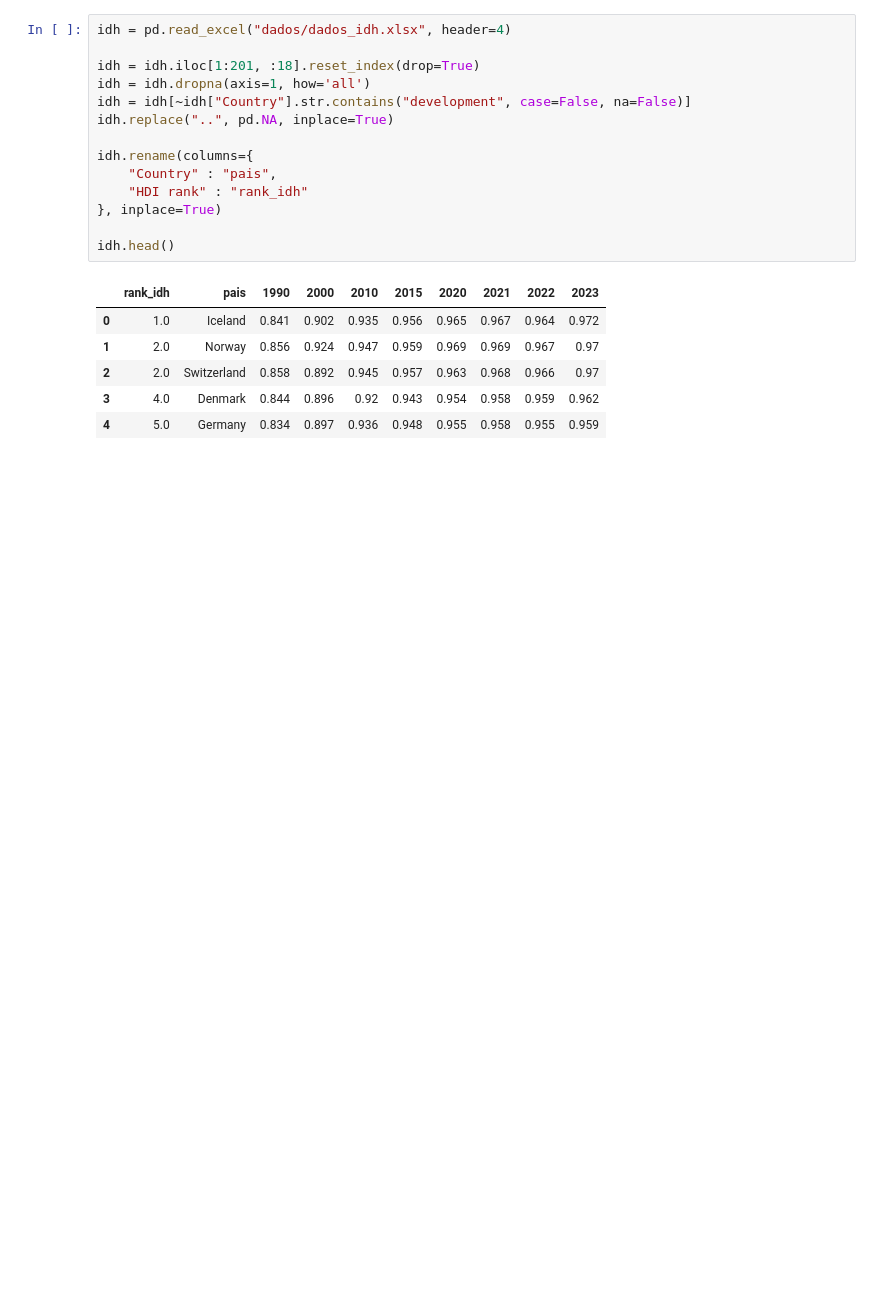
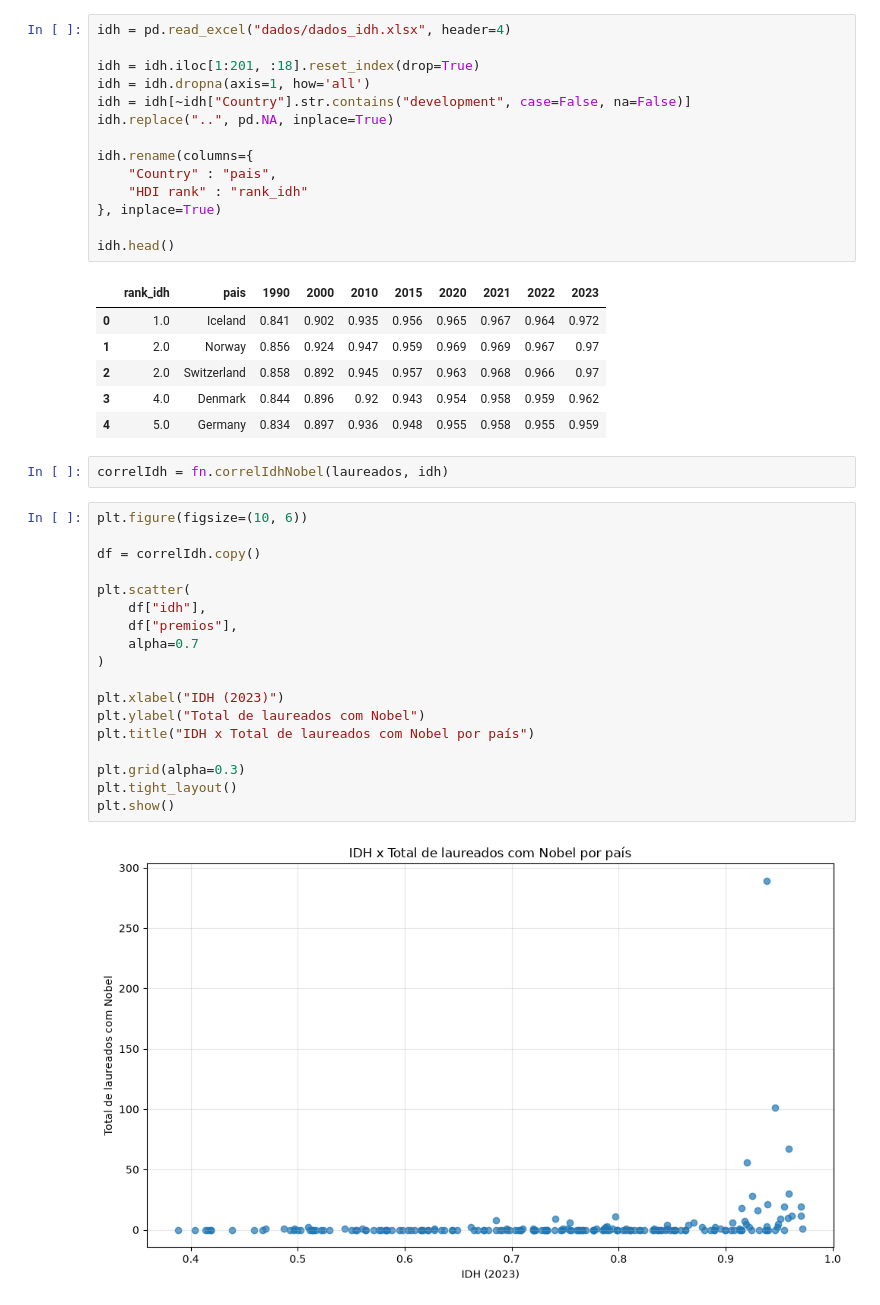
Before and after one commit to FelipeSoares-code/analise-laureados-premio-nobel, a Jupyter notebook: notebooks/correlacoes.ipynb, the cells around one changed output. Cells and saved outputs as stored; diff of their text form; blank space fills up the shorter version.

Commit message:
adicionei um gráfico de correlação entre quantidade de laureados com o iddh do país

```diff
--- a/notebooks/correlacoes.ipynb
+++ b/notebooks/correlacoes.ipynb
@@ -34,3 +35,25 @@ idh.head()
 | 2 | 2.0 | Switzerland | 0.858 | 0.892 | 0.945 | 0.957 | 0.963 | 0.968 | 0.966 | 0.97 |
 | 3 | 4.0 | Denmark | 0.844 | 0.896 | 0.92 | 0.943 | 0.954 | 0.958 | 0.959 | 0.962 |
 | 4 | 5.0 | Germany | 0.834 | 0.897 | 0.936 | 0.948 | 0.955 | 0.958 | 0.955 | 0.959 |
+# %%
+correlIdh = fn.correlIdhNobel(laureados, idh)
+# %%
+plt.figure(figsize=(10, 6))
+
+df = correlIdh.copy()
+
+plt.scatter(
+    df["idh"],
+    df["premios"],
+    alpha=0.7
+)
+
+plt.xlabel("IDH (2023)")
+plt.ylabel("Total de laureados com Nobel")
+plt.title("IDH x Total de laureados com Nobel por país")
+
+plt.grid(alpha=0.3)
+plt.tight_layout()
+plt.show()
+# %% [output]
+[figure, added]
```
Also changed, not shown: parts of 1 cell of this notebook, 2 other files.
